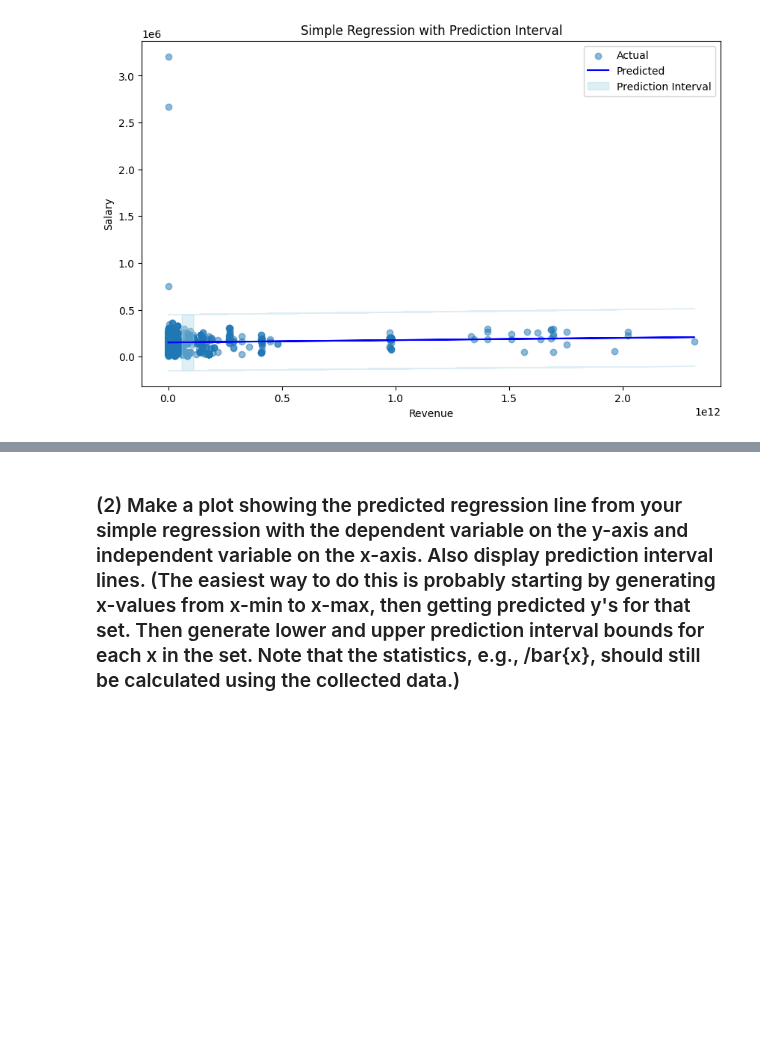
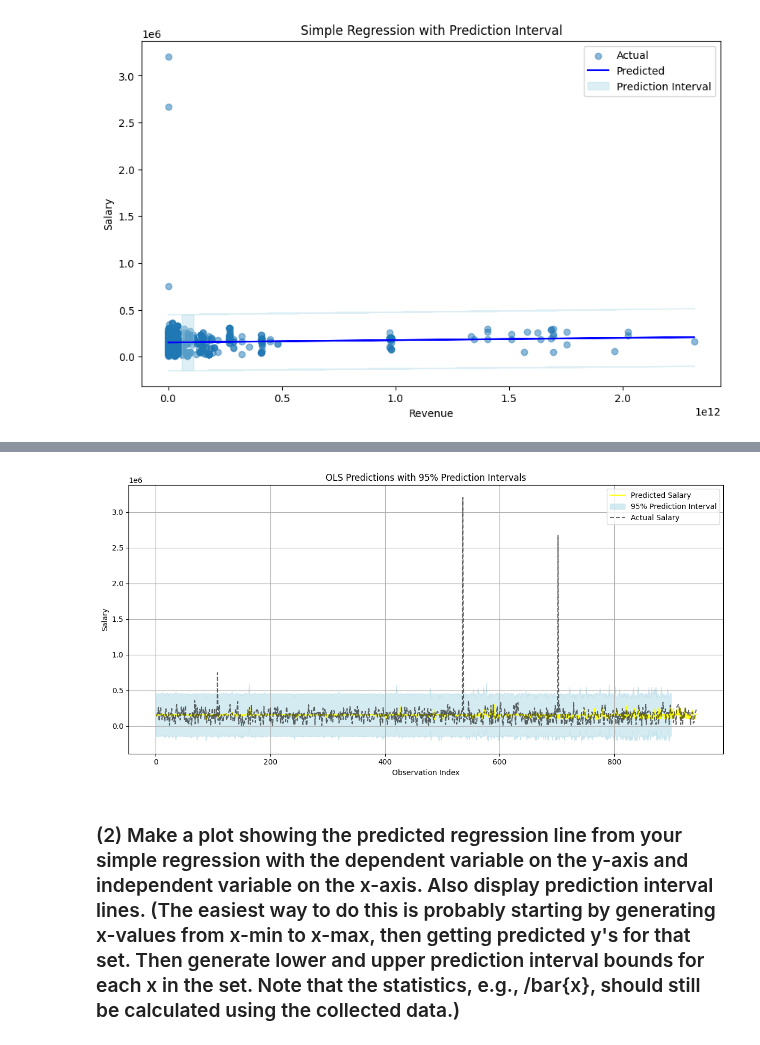
Before and after one commit to IanTaiAhn/econ6550, a Jupyter notebook: colab_assignments/Google_Colab_Assignment_8.ipynb, the cells around one changed output, grey strips where cells are left out. Cells and saved outputs as stored; diff of their text form; code cells hidden in the pictures; blank space fills up the shorter version.

```diff
--- a/colab_assignments/Google_Colab_Assignment_8.ipynb
+++ b/colab_assignments/Google_Colab_Assignment_8.ipynb
@@ -662,0 +589,4 @@ plt.show()
+# %%
+df_multi = df.dropna(subset=["days_since_post"])
+y_multi = df_multi['salary_num']
+df_multi
@@ -663,6 +607,6 @@ plt.show()
 # %%
 # Multiple regression
-X_multi = sm.add_constant(df[["revenue_num", "company_size_num", "days_since_post"]])
-model_multi = sm.OLS(y, X_multi).fit()
+X_multi = sm.add_constant(df_multi[["revenue_num", "company_size_num", "days_since_post"]])
+model_multi = sm.OLS(y_multi, X_multi).fit()
 pred_multi = model_multi.get_prediction(X_multi)
 intervals_multi = pred_multi.summary_frame(alpha=0.05)
@@ -671,3 +633,27 @@ MissingDataError: exog contains inf or nans
+# %%
+# Extract values from the prediction summary
+predicted = intervals_multi["mean"]
+lower = intervals_multi["obs_ci_lower"]
+upper = intervals_multi["obs_ci_upper"]
+
+# Create the plot
+plt.figure(figsize=(12, 6))
+plt.plot(predicted, label="Predicted Salary", color="yellow")
+plt.fill_between(range(len(predicted)), lower, upper, color="lightblue", alpha=0.5, label="95% Prediction Interval")
+
+# Optional: overlay actual salaries
+plt.plot(y_multi, label="Actual Salary", color="black", linestyle="--", alpha=0.6)
+
+# Customize the plot
+plt.xlabel("Observation Index")
+plt.ylabel("Salary")
+plt.title("OLS Predictions with 95% Prediction Intervals")
+plt.legend()
+plt.grid(True)
+plt.tight_layout()
+plt.show()
+# %% [output]
+[figure, added]
 # %% [markdown]
 <h3>(2) Make a plot showing the predicted regression line from your simple regression with the dependent variable on the y-axis and independent variable on the x-axis. Also display prediction interval lines. (The easiest way to do this is probably starting by generating x-values from x-min to x-max, then getting predicted y's for that set. Then generate lower and upper prediction interval bounds for each x in the set. Note that the statistics, e.g., /bar{x}, should still be calculated using the collected data.)</h3>
 # %%
```
Also changed, not shown: parts of 33 cells of this notebook.
